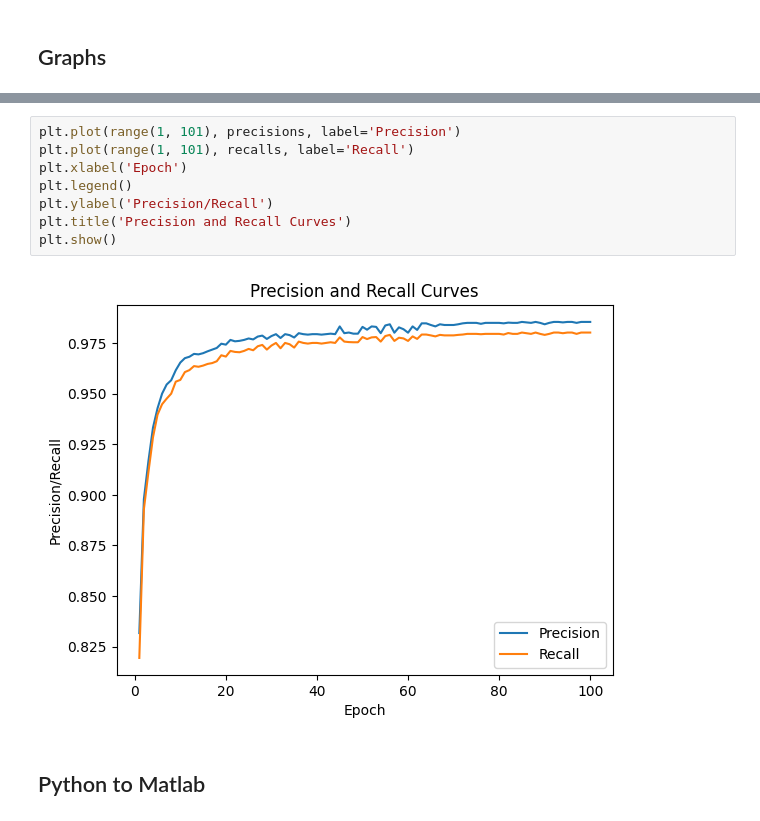
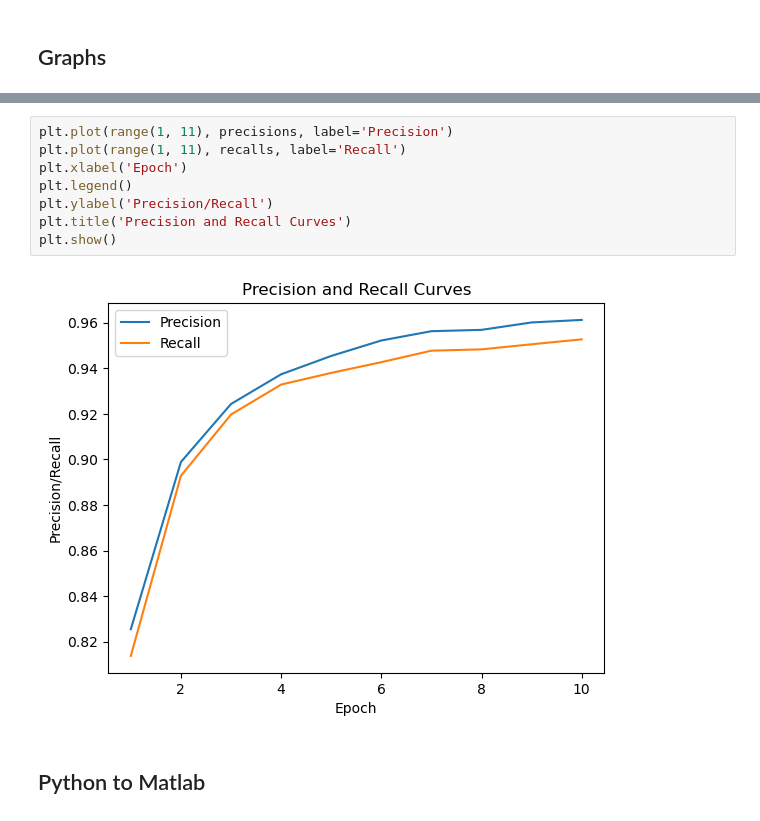
Before and after one commit to noahd15/GraphVerification, a Jupyter notebook: training.ipynb, the cells around one changed output, grey strips where cells are left out. Drawn from its saved outputs; the diff is of its cells as text.

```diff
--- a/training.ipynb
+++ b/training.ipynb
@@ -301,13 +312,13 @@ plt.show()
 # %%
-plt.plot(range(1, 101), precisions, label='Precision')
-plt.plot(range(1, 101), recalls, label='Recall')
+plt.plot(range(1, 11), precisions, label='Precision')
+plt.plot(range(1, 11), recalls, label='Recall')
 plt.xlabel('Epoch')
 plt.legend()
 plt.ylabel('Precision/Recall')
 plt.title('Precision and Recall Curves')
 plt.show()
 # %% [output]
-[figure, old version]
+[figure, new version]
 # %% [markdown]
 ## Python to Matlab
 # %%
```
Also changed, not shown: parts of 8 cells of this notebook, 46 other files.
